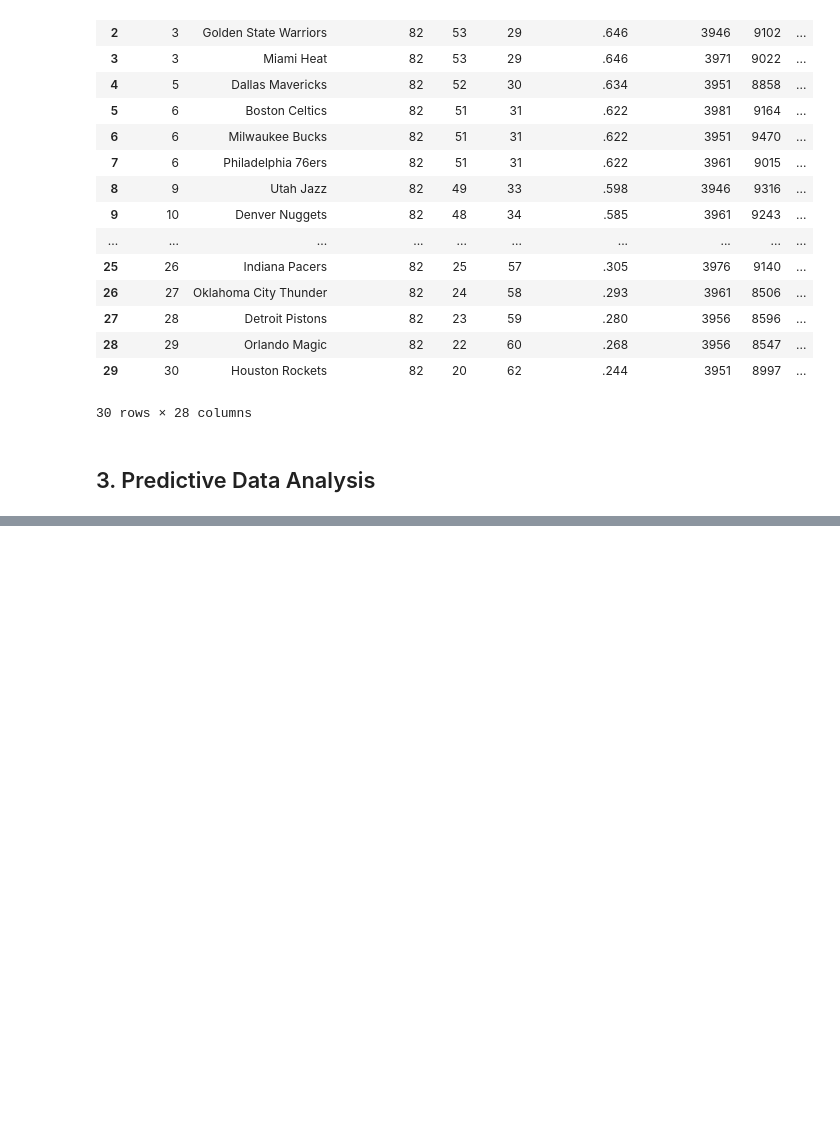
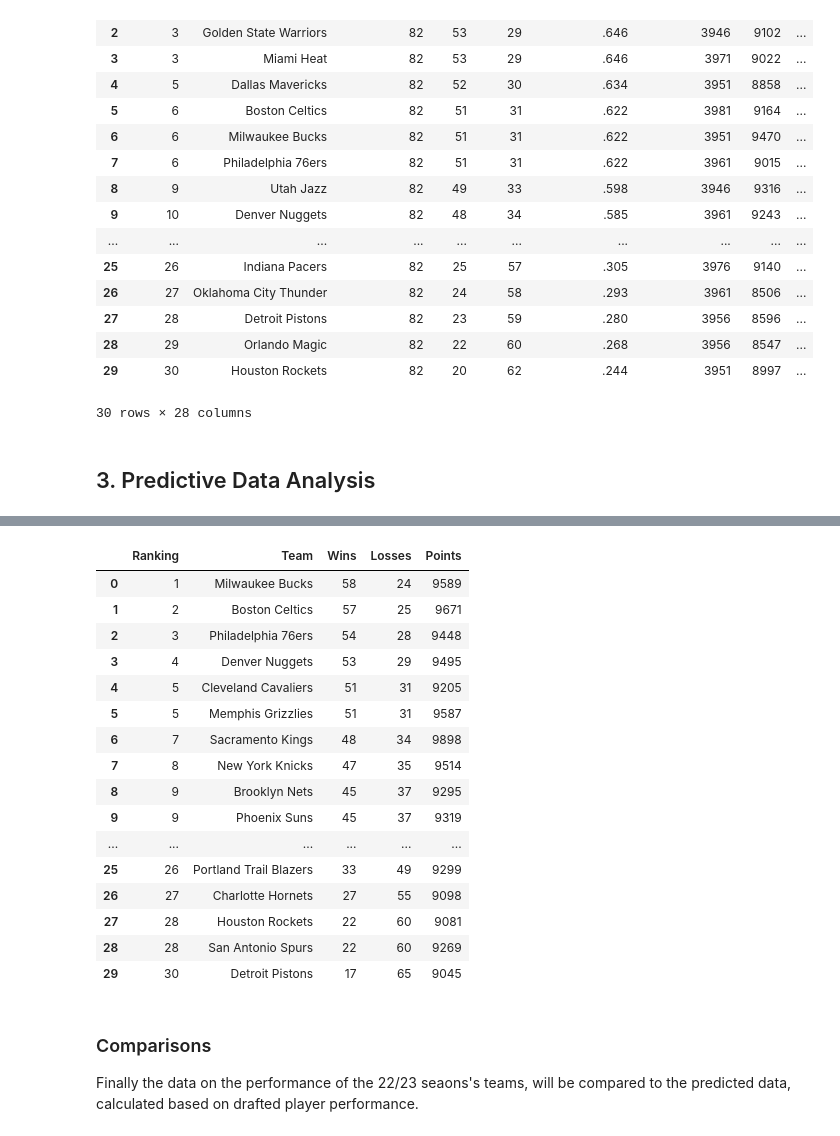
Before and after one commit to thopsialive/NBA-Drafts-Player-Impact, a Jupyter notebook: NBA Drafted Player Impact.ipynb, the cells around one changed output, grey strips where cells are left out. Saved outputs shown, nothing was run; the diff lists cells and outputs as text; code cells hidden in the pictures; blank space fills up the shorter version.

```diff
--- a/NBA Drafted Player Impact.ipynb
+++ b/NBA Drafted Player Impact.ipynb
@@ -1001,0 +1090,23 @@ df1.to_excel('2021-22_NBA_Team_Stats.xlsx', sheet_name='2021-22 Stats', index=Fa
+# %%
+from selenium import webdriver
+from selenium.webdriver.chrome.service import Service
+from selenium.webdriver.chrome.options import Options
+from webdriver_manager.chrome import ChromeDriverManager
+
+#This keeps browser open after accessing it
+options = Options()
+options.add_experimental_option("detach",True)
+
+driver = webdriver.Chrome(service=Service(ChromeDriverManager().install()),options=options)
+
+driver.get("https://www.nba.com/stats/teams/traditional?sort=W_PCT&dir=-1&SeasonType=Regular+Season&PerMode=Totals&Season=2022-23")
+
+#lets automate the maximized chrome window option
+driver.maximize_window()
+# %%
+teams = driver.find_elements("xpath","//*[@id='__next']/div[2]/div[2]/div[3]/section[2]/div/div[2]/div[3]/table/tbody/tr/td[2]/a/div/span")
+#//*[@id="__next"]/div[2]/div[2]/div[3]/section[2]/div/div[2]/div[3]/table/tbody/tr[1]/td[2]/a/div/span
+#//*[@id="__next"]/div[2]/div[2]/div[3]/section[2]/div/div[2]/div[3]/table/tbody/tr[2]/td[2]/a/div/span
+#//*[@id="__next"]/div[2]/div[2]/div[3]/section[2]/div/div[2]/div[3]/table/tbody/tr[11]/td[2]/a/div/span
+for i in teams:
+    print(i.text)
@@ -1001,0 +1131,5 @@ df1.to_excel('2021-22_NBA_Team_Stats.xlsx', sheet_name='2021-22 Stats', index=Fa
+# %%
+rankings = driver.find_elements("xpath","//table/tbody/tr/td[1]")
+wins = driver.find_elements("xpath","//table/tbody/tr/td[4]")
+losses = driver.find_elements("xpath","//table/tbody/tr/td[5]")
+points = driver.find_elements("xpath","//table/tbody/tr/td[8]")
@@ -1001,0 +1184,23 @@ df1.to_excel('2021-22_NBA_Team_Stats.xlsx', sheet_name='2021-22 Stats', index=Fa
+# %%
+# Merge the DataFrames into a single DataFrame
+df2 = pd.concat([rankings_tb, teams_tb, wins_tb,
+                 losses_tb, points_tb], axis=1)
+df2
+# %% [output]
+|  | Ranking | Team | Wins | Losses | Points |
+| 0 | 1 | Milwaukee Bucks | 58 | 24 | 9589 |
+| 1 | 2 | Boston Celtics | 57 | 25 | 9671 |
+| 2 | 3 | Philadelphia 76ers | 54 | 28 | 9448 |
+| 3 | 4 | Denver Nuggets | 53 | 29 | 9495 |
+| 4 | 5 | Cleveland Cavaliers | 51 | 31 | 9205 |
+| 5 | 5 | Memphis Grizzlies | 51 | 31 | 9587 |
+| 6 | 7 | Sacramento Kings | 48 | 34 | 9898 |
+| 7 | 8 | New York Knicks | 47 | 35 | 9514 |
+| 8 | 9 | Brooklyn Nets | 45 | 37 | 9295 |
+| 9 | 9 | Phoenix Suns | 45 | 37 | 9319 |
+| ... | ... | ... | ... | ... | ... |
+| 25 | 26 | Portland Trail Blazers | 33 | 49 | 9299 |
+| 26 | 27 | Charlotte Hornets | 27 | 55 | 9098 |
+| 27 | 28 | Houston Rockets | 22 | 60 | 9081 |
+| 28 | 28 | San Antonio Spurs | 22 | 60 | 9269 |
+| 29 | 30 | Detroit Pistons | 17 | 65 | 9045 |
@@ -1001,0 +1209,4 @@ df1.to_excel('2021-22_NBA_Team_Stats.xlsx', sheet_name='2021-22 Stats', index=Fa
+# %% [markdown]
+### Comparisons
+
+Finally the data on the performance of the 22/23 seaons's teams, will be compared to the predicted data, calculated based on drafted player performance.
```
Also changed, not shown: parts of 13 cells of this notebook, 3 other files.
